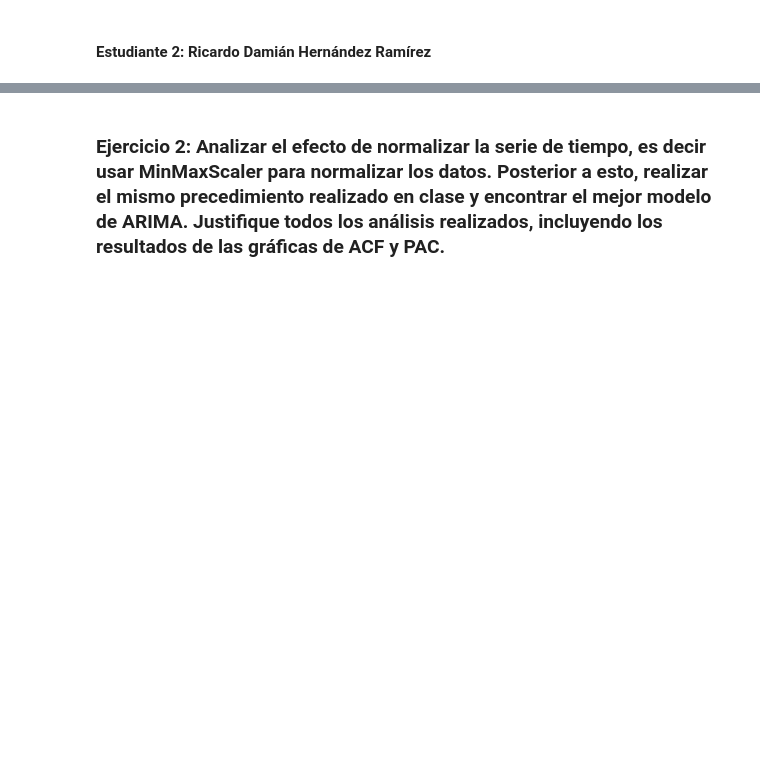
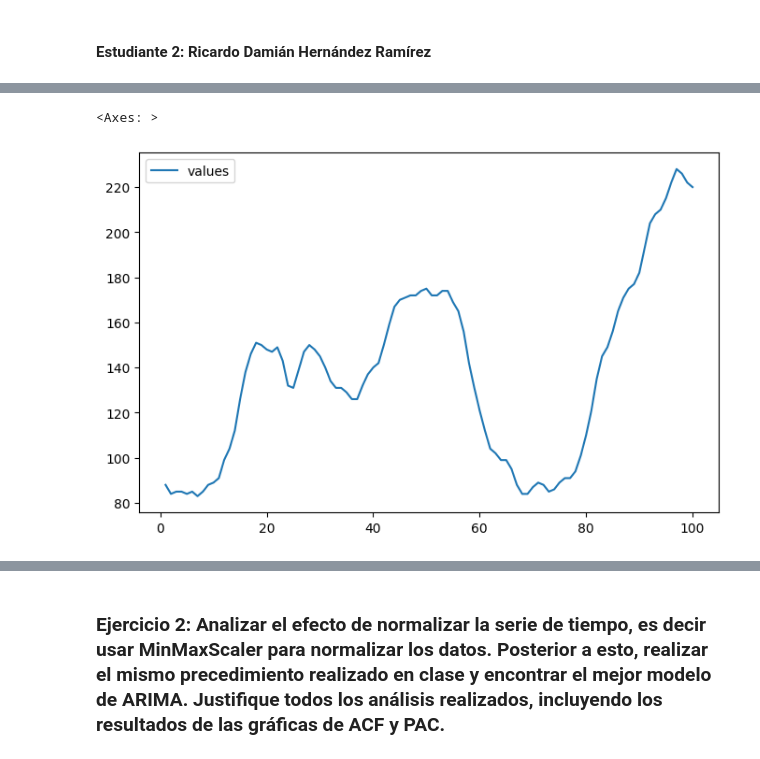
Before and after one commit to judith-ale/ProyectoConjunto_JAHinojosa_RDHernandez, a Jupyter notebook: Tarea_2.ipynb, the cells around one changed output, grey strips where cells are left out. Drawn from its saved outputs; the diff is of its cells as text; code cells hidden in the pictures; blank space fills up the shorter version.

```diff
--- a/Tarea_2.ipynb
+++ b/Tarea_2.ipynb
@@ -284,2 +292,7 @@ y_h.plot(ax=ax)
 # %% [markdown]
 #### Estudiante 2: Ricardo Damián Hernández Ramírez
+# %%
+# Cargar los datos
+data = pd.read_csv('https://raw.githubusercontent.com/vincentarelbundock/Rdatasets/master/csv/datasets/WWWusage.csv', names=[ 'values'], header=0)
+data.index = data.index.droplevel()
+data.head()
@@ -285,0 +306,5 @@ y_h.plot(ax=ax)
+# %%
+data.plot(figsize=(8,5))
+# %% [output]
+<Axes: >
+[figure, added]
```
Also changed, not shown: parts of 49 cells of this notebook.
